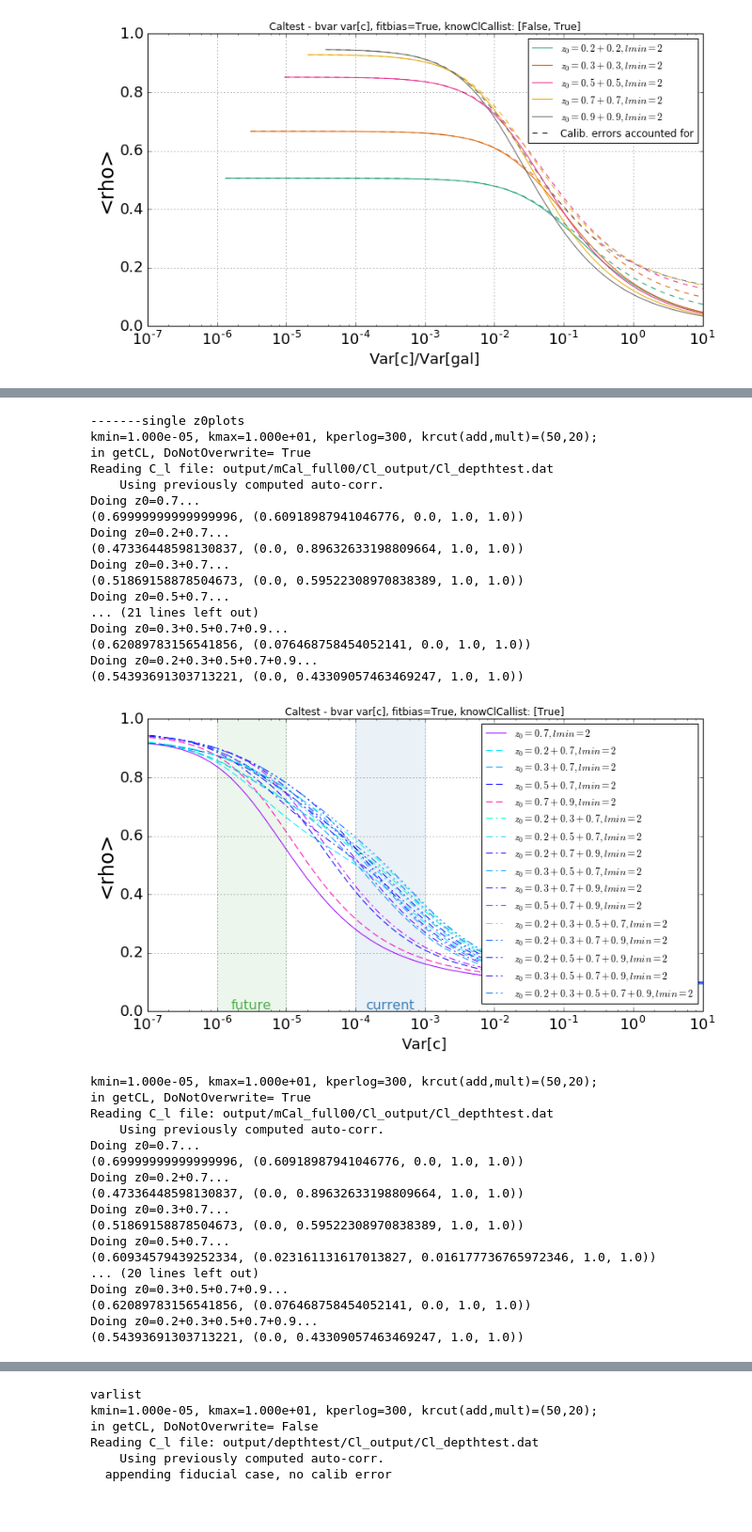
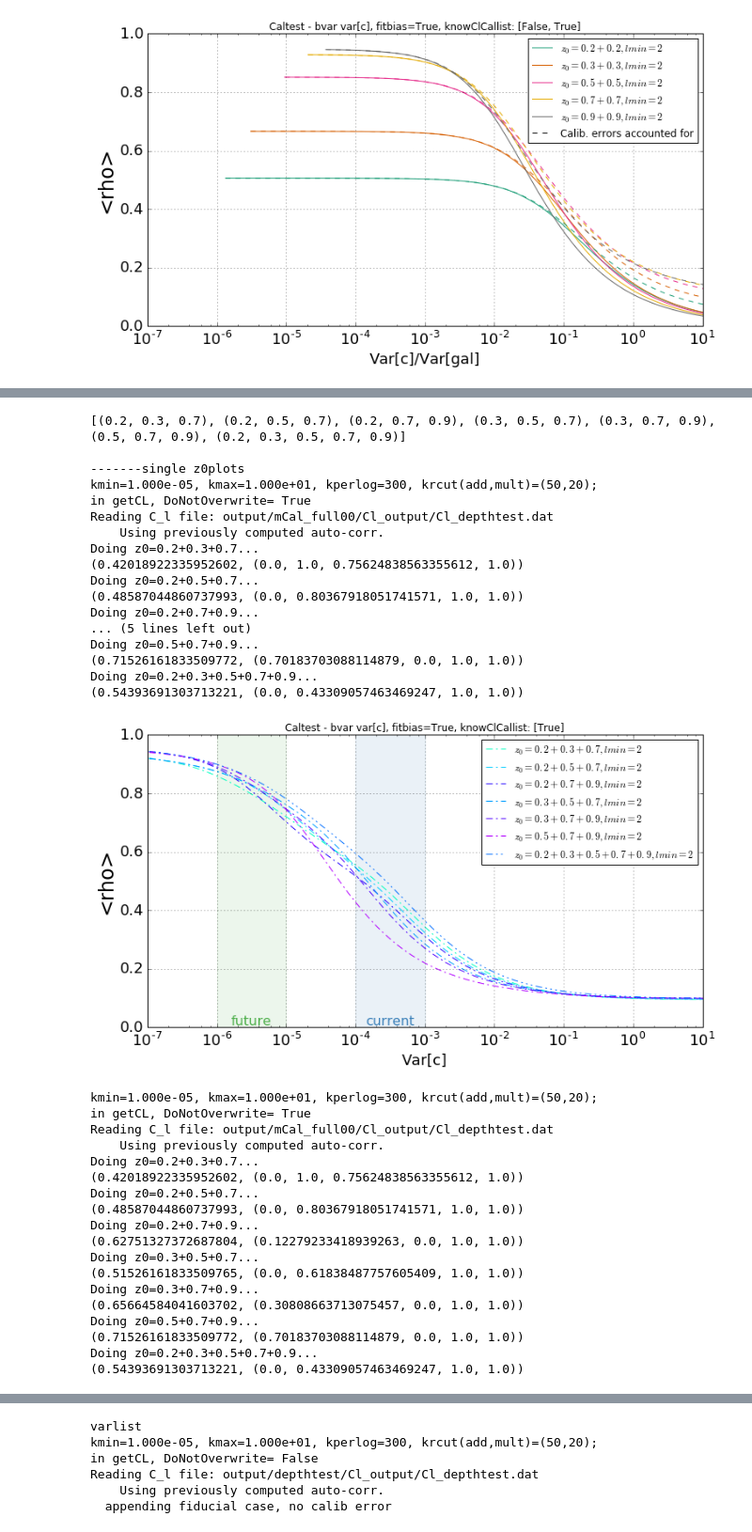
Before and after one commit to jessmuir/isw_reconstr, a Jupyter notebook: NW Multi.ipynb, the cells around one changed output, grey strips where cells are left out. Shown at 94% size. Cells and saved outputs as stored; diff of their text form; code cells hidden in the pictures.

```diff
--- a/NW Multi.ipynb
+++ b/NW Multi.ipynb
@@ -435,20 +486,10 @@ def plot_mrslist(mrs, vartypes='rat',title=False, fitdeg=0, labplot=False): #var
 # %%
-def getShapeStr(lmin,lmax,width,shape='g'):
-    if shape=='g':
-        shapestr='g{2:d}_{0:d}l{1:d}'.format(lmin,lmax,int(width))
-    elif shape=='l2':
-        shapestr='l2_{0:d}l{1:d}'.format(lmin,lmax)
-    return shapestr
-
-
-
-
 def m_caltest_get_rhoexp(fidcl=False, z0_base=0.7, z0_sup=0.7,basevar=0,varlist=[1.e-4],lmax=30,lmin=0,shape='g',width=10.,
                          overwrite=False,doplot=True,saverho=True,varname='rho',filetag='',reclmin=1,
                          plotdir='output/m_caltest_plots/',nolmintag=False,dofidrec=False,nbar='default',outtag='',knowClCal=False, #if knowClCal=True, use recCl = true Cl (including ClCal) instead of fidCl
                          fitbias=True, get_Clfid=False,get_Clmod=False):
-    """give z0_base and z0_sup, where the latter is the map to add to the first to see improvement and which gets the list of calib variances in varlist applied.
-    basevar defines a calib error to apply to the basemap.
+    """give z0_base and z0_sup, where the latter is the map to add to the first to see improvement and which gets the list of calib variances
+    in varlist applied. basevar defines a calib error to apply to the basemap.
     Set z0_base = 0 to do recon with just one map"""
     #note this makes a parallel track for single map recon with caltest_get_rhoexp,
     #but would prefer not to edit guts of that one to, e.g. pass a Cl, as it also defines an output loc, etc. and don't want to risk
@@ -554,7 +595,9 @@ def m_caltest_get_rhoexp(fidcl=False, z0_base=0.7, z0_sup=0.7,basevar=0,varlist=
 #         print '\n--ON VAR=',varlist[r],'---------'
         if knowClCal: recCl = clmodlist[r] #we know the calib errors and model them exactly
         else: recCl = fidcl #we don't know calib errors - use fiducial Cl
-        rho_list[r]=au.compute_rho_fromcl(clmodlist[r],recdat,reccldat=recCl,varname=varname,fitbias=fitbias)
+        if varname=='rell':
+            rho_list[r]=au.compute_rell_fromcl(clmodlist[r],recdat,reccldat=recCl,varname=varname,fitbias=fitbias)
+        else: rho_list[r]=au.compute_rho_fromcl(clmodlist[r],recdat,reccldat=recCl,varname=varname,fitbias=fitbias)
         if type(rho_list[r])==float:
             rhoarray=np.array(rho_list) #if varname is estop, we're getting the estimator operator instead of rho or s, so not a number and can't set array.
 #         print 'fidcl tags:',fidcl.bintaglist
@@ -1212,10 +1195,7 @@ plotdir='output/'+outtag+'/plots_forpaper/'
 colorlist=['#e41a1c','#377eb8','#4daf4a','#984ea3','#ff7f00']#qualitative
 reclmin=2
 #info about calibration errors
-shape='g'
-width=10.
-lmincal=0#min ell for calib error
-lmaxcal=30#max ell for caliberror
+(shape,width,lmincal,lmaxcal)=('g',10.,0,30)
 
 #what points to plot
 varlist=list(runeuc.caltest_get_logspaced_varlist(minvar=1.e-8,maxvar=100,Nperlog=10))
@@ -1231,13 +1211,12 @@ cm=plt.get_cmap('brg')#Spectral_r')
 cNorm=runeuc.colors.Normalize()#max and min numbers colors need to span
 scalarMap=runeuc.cmx.ScalarMappable(norm=cNorm,cmap=cm) #http://matplotlib.org/xkcd/examples/color/colormaps_reference.html
 z0cols=scalarMap.to_rgba(list(z0set)) #need to do this, even though don't call z0cols, else they all turn out the same color
-print z0set
-print z0cols
+
 for varname in ['rho']:
     outname='caltest_'+varname+'_exp_basic.pdf'
     fitbias=True
 #     for fitbias in (True, False):
-    for knowClCal in (False, True):
+    for knowClCal in (False, True): #print for both cases of knowing the magnitude of Cl_cal and Not (assuming no calib errors)
         fig, ax1 = calplotsetup(size=(12,7))
         for (z0_1,z0_2) in z0pairs:
             print '\n-----z0_base={0}, z0_sup={1}-----'.format(z0_1,z0_2)
@@ -1604,42 +1597,46 @@ def mcal_plot_many_z0_2(z0combolist=False, z0baselist=None, varnamelist=['rho','
 # %%
-z0toplot=getCombos([.2,.3,.5,.7,.9],contains=0.7)
+z0list=[.2,.3,.5,.7,.9]
+# z0toplot=getCombos(z0list,size=2,contains=0.7)+[(z0,) for z0 in z0list]
+z0toplot=getCombos(z0list,size=3,contains=0.7)+[tuple(z0list)]
+print z0toplot
 # z0toplot=[(.2,),(.3,),(.5,),(.7,),(.9,),(.2,.7),(.(.2,.3,.5,.7,.9)]
 print "\n-------single z0plots"
 mcal_plot_many_z0_2(z0combolist=z0toplot,varnamelist=['rho'], reclminlist=[2], nbar='default', fitbias=True, scaleToVarGal=False, doCross=0,knowClCallist=[True],show=True)
 mcal_plot_many_z0_2(z0combolist=z0toplot,varnamelist=['rho'], reclminlist=[2], nbar='default', fitbias=True, scaleToVarGal=False, doCross=0,knowClCallist=[False],show=True)
 # %% [output]
+[(0.2, 0.3, 0.7), (0.2, 0.5, 0.7), (0.2, 0.7, 0.9), (0.3, 0.5, 0.7), (0.3, 0.7, 0.9), (0.5, 0.7, 0.9), (0.2, 0.3, 0.5, 0.7, 0.9)]
+
 -------single z0plots
 kmin=1.000e-05, kmax=1.000e+01, kperlog=300, krcut(add,mult)=(50,20);
 in getCL, DoNotOverwrite= True
 Reading C_l file: output/mCal_full00/Cl_output/Cl_depthtest.dat
     Using previously computed auto-corr.
-Doing z0=0.7...
-(0.69999999999999996, (0.60918987941046776, 0.0, 1.0, 1.0))
-Doing z0=0.2+0.7...
-(0.47336448598130837, (0.0, 0.89632633198809664, 1.0, 1.0))
-Doing z0=0.3+0.7...
-(0.51869158878504673, (0.0, 0.59522308970838389, 1.0, 1.0))
-Doing z0=0.5+0.7...
-... (21 lines left out)
-Doing z0=0.3+0.5+0.7+0.9...
-(0.62089783156541856, (0.076468758454052141, 0.0, 1.0, 1.0))
+Doing z0=0.2+0.3+0.7...
+(0.42018922335952602, (0.0, 1.0, 0.75624838563355612, 1.0))
+Doing z0=0.2+0.5+0.7...
+(0.48587044860737993, (0.0, 0.80367918051741571, 1.0, 1.0))
+Doing z0=0.2+0.7+0.9...
+... (5 lines left out)
+Doing z0=0.5+0.7+0.9...
+(0.71526161833509772, (0.70183703088114879, 0.0, 1.0, 1.0))
 Doing z0=0.2+0.3+0.5+0.7+0.9...
 (0.54393691303713221, (0.0, 0.43309057463469247, 1.0, 1.0))
-[figure, old version]
+[figure, new version]
 kmin=1.000e-05, kmax=1.000e+01, kperlog=300, krcut(add,mult)=(50,20);
 in getCL, DoNotOverwrite= True
 Reading C_l file: output/mCal_full00/Cl_output/Cl_depthtest.dat
     Using previously computed auto-corr.
-Doing z0=0.7...
-(0.69999999999999996, (0.60918987941046776, 0.0, 1.0, 1.0))
-Doing z0=0.2+0.7...
-(0.47336448598130837, (0.0, 0.89632633198809664, 1.0, 1.0))
-Doing z0=0.3+0.7...
-(0.51869158878504673, (0.0, 0.59522308970838389, 1.0, 1.0))
-Doing z0=0.5+0.7...
-(0.60934579439252334, (0.023161131617013827, 0.016177736765972346, 1.0, 1.0))
-... (20 lines left out)
-Doing z0=0.3+0.5+0.7+0.9...
-(0.62089783156541856, (0.076468758454052141, 0.0, 1.0, 1.0))
+Doing z0=0.2+0.3+0.7...
+(0.42018922335952602, (0.0, 1.0, 0.75624838563355612, 1.0))
+Doing z0=0.2+0.5+0.7...
+(0.48587044860737993, (0.0, 0.80367918051741571, 1.0, 1.0))
+Doing z0=0.2+0.7+0.9...
+(0.62751327372687804, (0.12279233418939263, 0.0, 1.0, 1.0))
+Doing z0=0.3+0.5+0.7...
+(0.51526161833509765, (0.0, 0.61838487757605409, 1.0, 1.0))
+Doing z0=0.3+0.7+0.9...
+(0.65664584041603702, (0.30808663713075457, 0.0, 1.0, 1.0))
+Doing z0=0.5+0.7+0.9...
+(0.71526161833509772, (0.70183703088114879, 0.0, 1.0, 1.0))
 Doing z0=0.2+0.3+0.5+0.7+0.9...
 (0.54393691303713221, (0.0, 0.43309057463469247, 1.0, 1.0))
```
Also changed, not shown: parts of 23 cells of this notebook, 1 other file.
